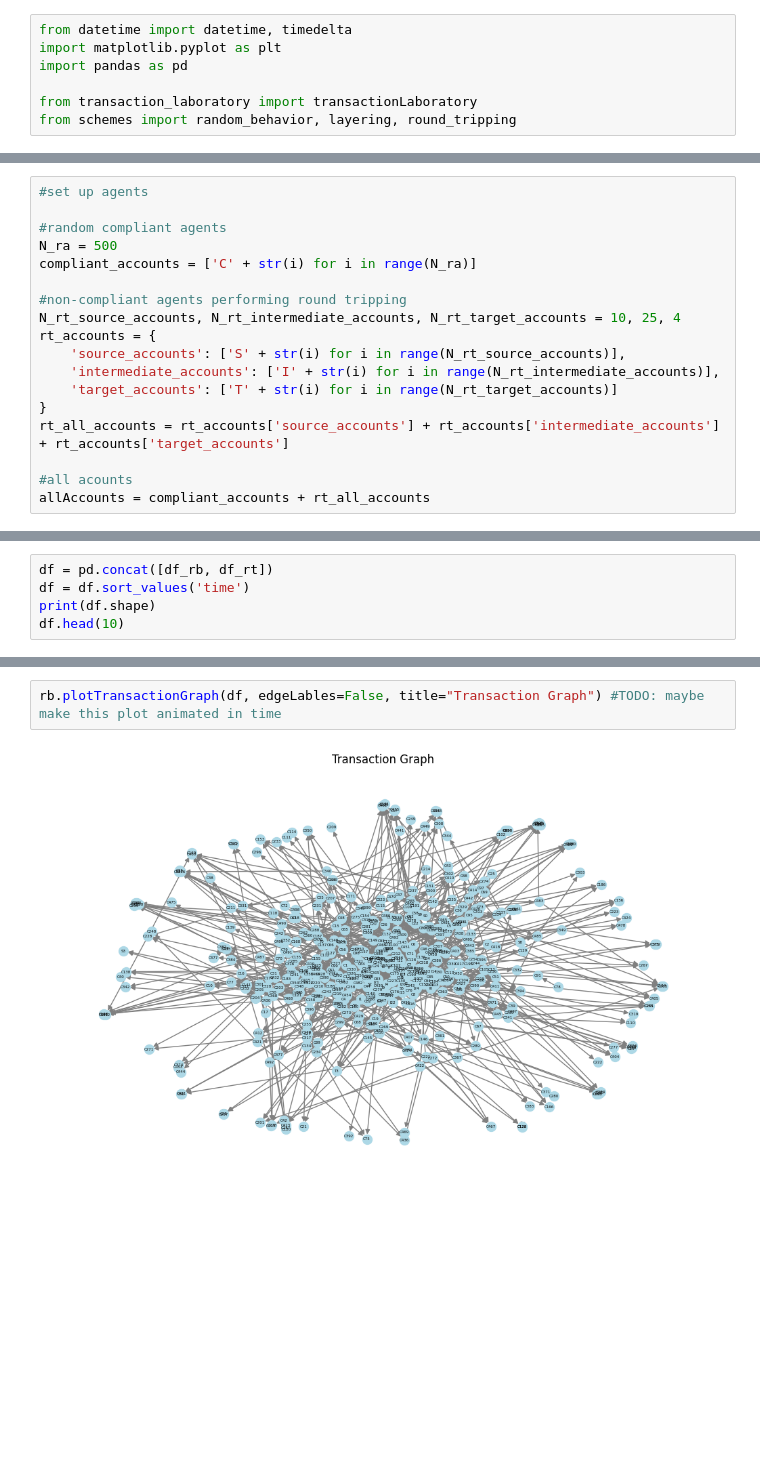
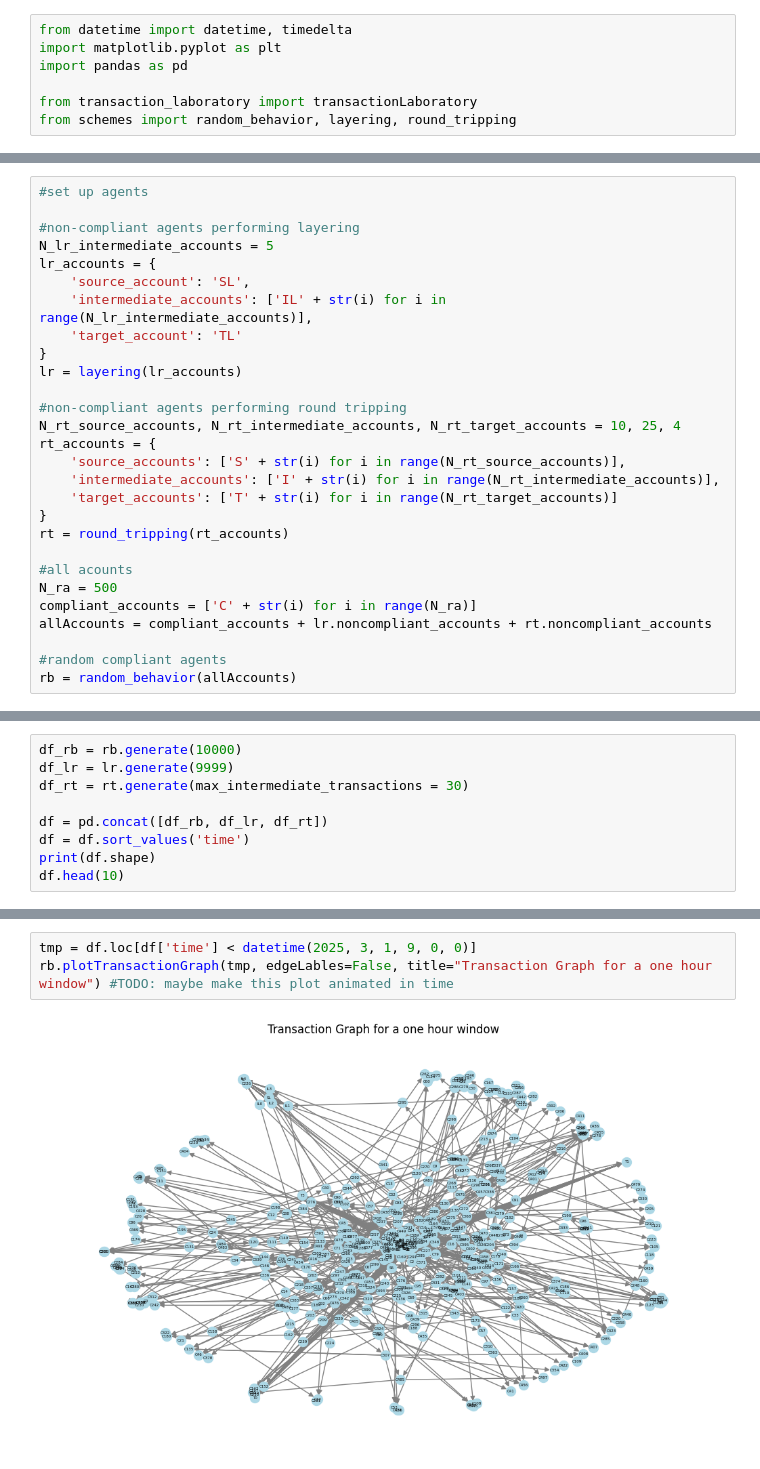
Before and after one commit to fratric/regSim, a Jupyter notebook: monitoring.ipynb, the cells around one changed output, grey strips where cells are left out. Drawn from its saved outputs; the diff is of its cells as text; blank space fills up the shorter version.

Commit message:
added layering

```diff
--- a/monitoring.ipynb
+++ b/monitoring.ipynb
@@ -18,9 +37,14 @@ from schemes import random_behavior, layering, round_tripping
 # %%
 #set up agents
 
-#random compliant agents
-N_ra = 500
-compliant_accounts = ['C' + str(i) for i in range(N_ra)]
+#non-compliant agents performing layering
+N_lr_intermediate_accounts = 5
+lr_accounts = {
+    'source_account': 'SL',
+    'intermediate_accounts': ['IL' + str(i) for i in range(N_lr_intermediate_accounts)],
+    'target_account': 'TL'
+}
+lr = layering(lr_accounts)
 
 #non-compliant agents performing round tripping
 N_rt_source_accounts, N_rt_intermediate_accounts, N_rt_target_accounts = 10, 25, 4
@@ -29,7 +53,12 @@ rt_accounts = {
     'intermediate_accounts': ['I' + str(i) for i in range(N_rt_intermediate_accounts)],
     'target_accounts': ['T' + str(i) for i in range(N_rt_target_accounts)]
 }
-rt_all_accounts = rt_accounts['source_accounts'] + rt_accounts['intermediate_accounts'] + rt_accounts['target_accounts']
+rt = round_tripping(rt_accounts)
 
 #all acounts
-allAccounts = compliant_accounts + rt_all_accounts
+N_ra = 500
+compliant_accounts = ['C' + str(i) for i in range(N_ra)]
+allAccounts = compliant_accounts + lr.noncompliant_accounts + rt.noncompliant_accounts
+
+#random compliant agents
+rb = random_behavior(allAccounts)
@@ -44,5 +65,9 @@ df_rt = rt.generate(max_intermediate_transactions = 30)
 # %%
-df = pd.concat([df_rb, df_rt])
+df_rb = rb.generate(10000)
+df_lr = lr.generate(9999)
+df_rt = rt.generate(max_intermediate_transactions = 30)
+
+df = pd.concat([df_rb, df_lr, df_rt])
 df = df.sort_values('time')
 print(df.shape)
 df.head(10)
@@ -62,4 +87,5 @@ df.head(10)
 # %%
-rb.plotTransactionGraph(df, edgeLables=False, title="Transaction Graph") #TODO: maybe make this plot animated in time
+tmp = df.loc[df['time'] < datetime(2025, 3, 1, 9, 0, 0)]
+rb.plotTransactionGraph(tmp, edgeLables=False, title="Transaction Graph for a one hour window") #TODO: maybe make this plot animated in time
 # %% [output]
-[figure, old version]
+[figure, new version]
```
Also changed, not shown: parts of 9 cells of this notebook, 3 other files.
